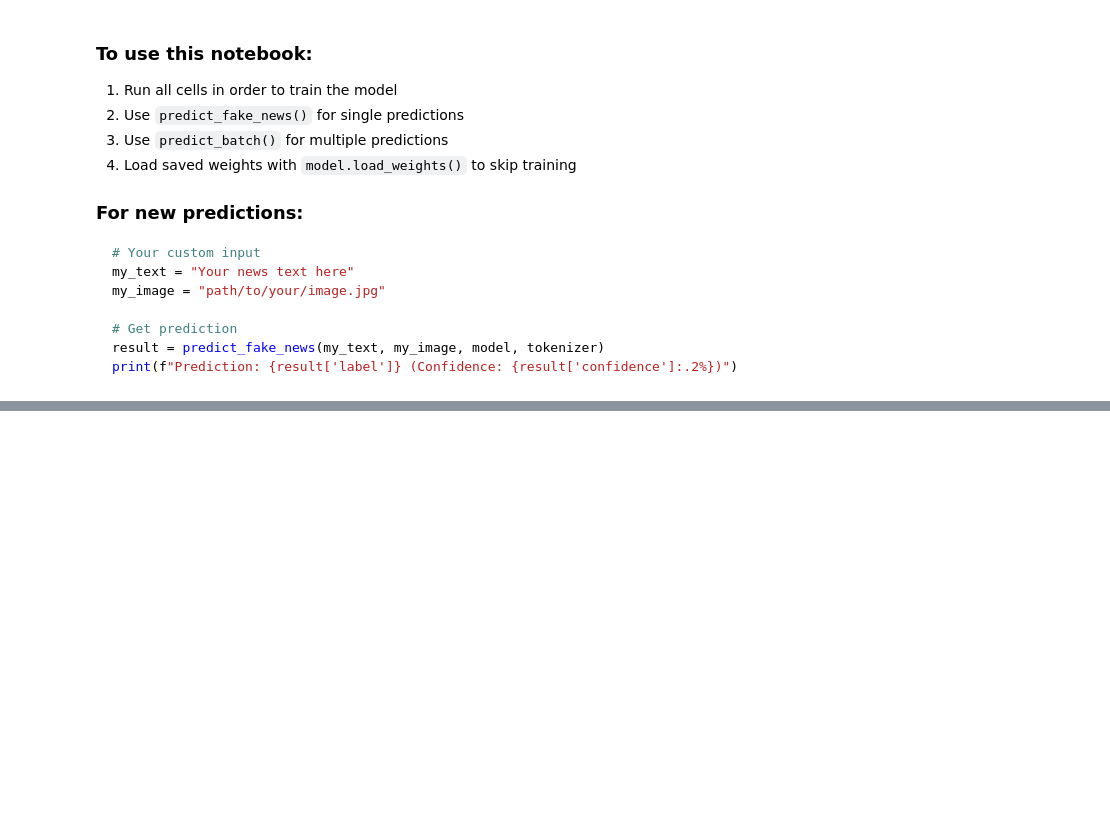
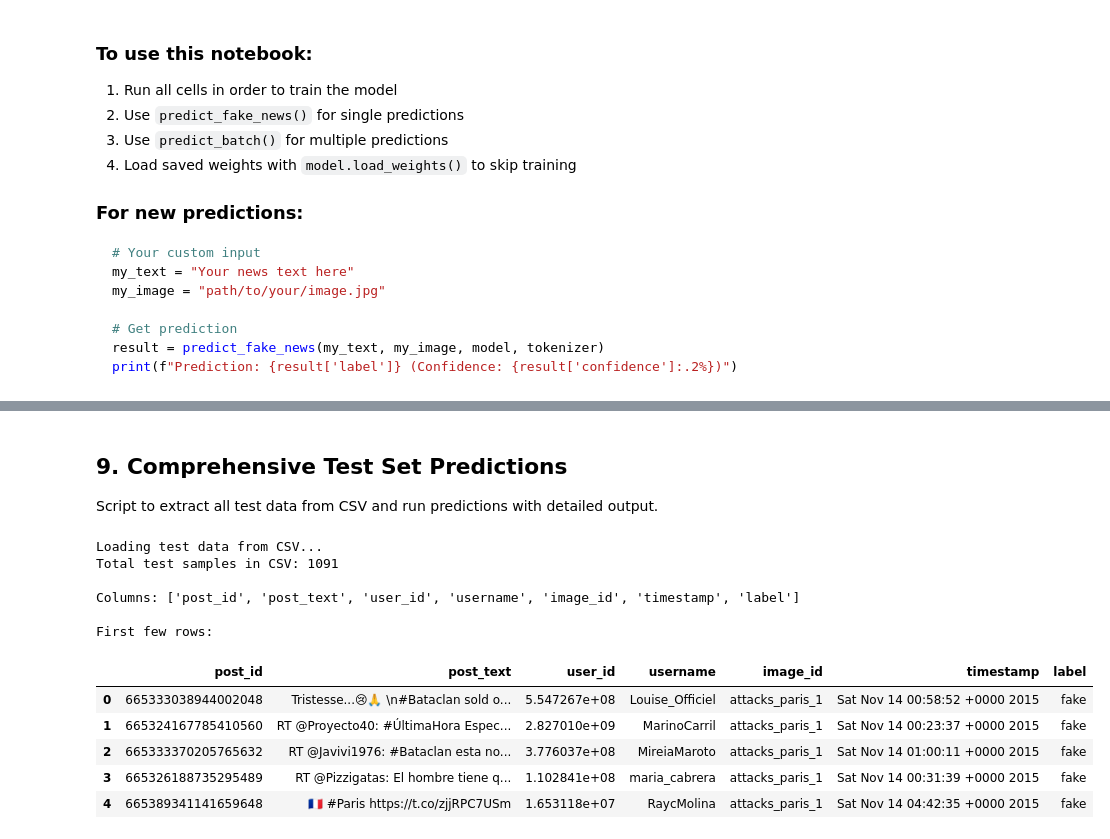
Before and after one commit to Supriya-saha/SpotFake02, a Jupyter notebook: Train_and_Predict.ipynb, the cells around one changed output, grey strips where cells are left out. Drawn from its saved outputs; the diff is of its cells as text; code cells hidden in the pictures; blank space fills up the shorter version.

```diff
--- a/Train_and_Predict.ipynb
+++ b/Train_and_Predict.ipynb
@@ -707,0 +807,26 @@ print(f"Prediction: {result['label']} (Confidence: {result['confidence']:.2%})")
+# %% [markdown]
+## 9. Comprehensive Test Set Predictions
+
+Script to extract all test data from CSV and run predictions with detailed output.
+# %%
+# Load test data from CSV
+print("Loading test data from CSV...")
+test_csv = pd.read_csv('dataset/twitter/test_posts.csv')
+
+print(f"Total test samples in CSV: {len(test_csv)}")
+print(f"\nColumns: {test_csv.columns.tolist()}")
+print(f"\nFirst few rows:")
+test_csv.head()
+# %% [output]
+Loading test data from CSV...
+Total test samples in CSV: 1091
+
+Columns: ['post_id', 'post_text', 'user_id', 'username', 'image_id', 'timestamp', 'label']
+
+First few rows:
+|  | post_id | post_text | user_id | username | image_id | timestamp | label |
+| 0 | 665333038944002048 | Tristesse...😢🙏 \n#Bataclan sold o... | 5.547267e+08 | Louise_Officiel | attacks_paris_1 | Sat Nov 14 00:58:52 +0000 2015 | fake |
+| 1 | 665324167785410560 | RT @Proyecto40: #ÚltimaHora Espec... | 2.827010e+09 | MarinoCarril | attacks_paris_1 | Sat Nov 14 00:23:37 +0000 2015 | fake |
+| 2 | 665333370205765632 | RT @Javivi1976: #Bataclan esta no... | 3.776037e+08 | MireiaMaroto | attacks_paris_1 | Sat Nov 14 01:00:11 +0000 2015 | fake |
+| 3 | 665326188735295489 | RT @Pizzigatas: El hombre tiene q... | 1.102841e+08 | maria_cabrera | attacks_paris_1 | Sat Nov 14 00:31:39 +0000 2015 | fake |
+| 4 | 665389341141659648 | 🇫🇷 #Paris https://t.co/zjjRPC7USm | 1.653118e+07 | RaycMolina | attacks_paris_1 | Sat Nov 14 04:42:35 +0000 2015 | fake |
```
Also changed, not shown: parts of 25 cells of this notebook, 5 other files.
